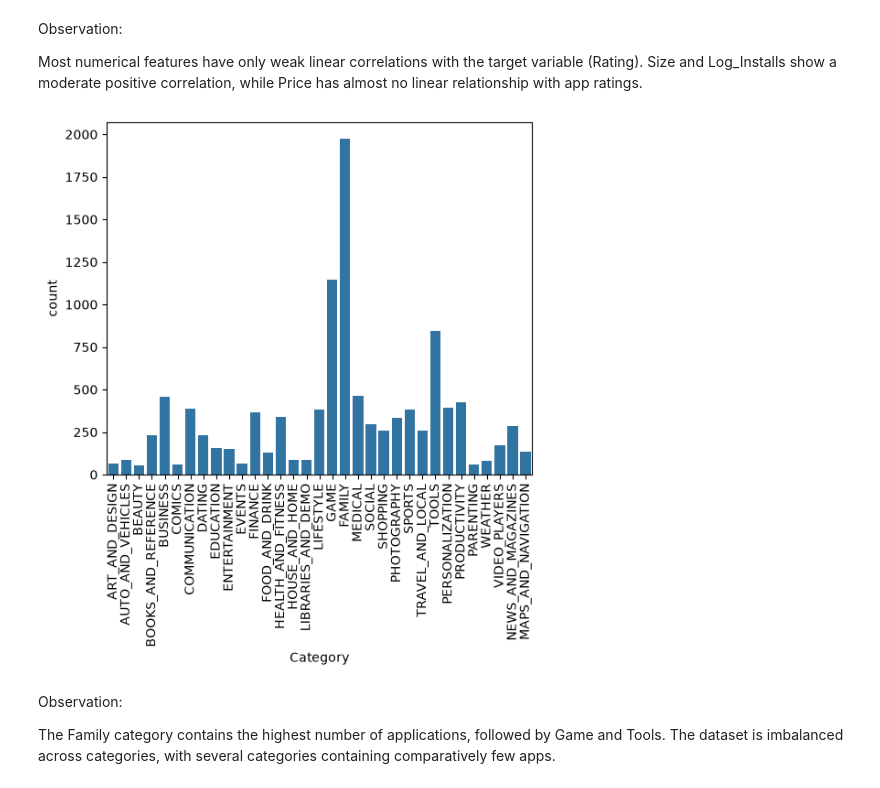
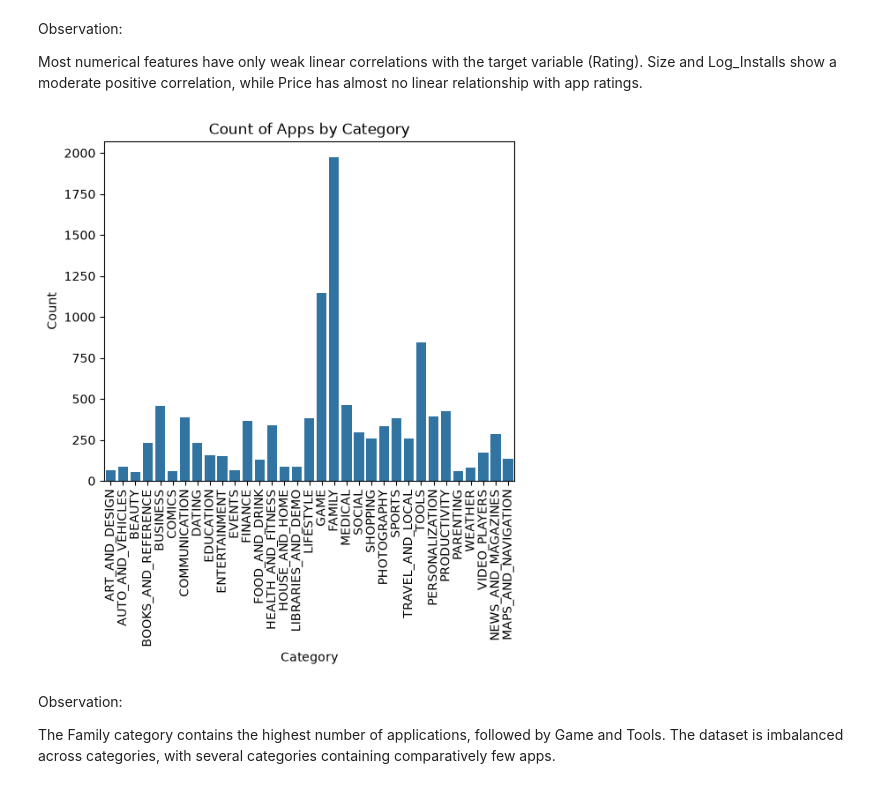
Before and after one commit to ArjunTechie118/Google-Play-Store-ML-Pipeline, a Jupyter notebook: Google-Playstore-Rating-Prediction.ipynb, the cells around one changed output. Saved outputs shown, nothing was run; the diff lists cells and outputs as text; code cells hidden in the pictures.

```diff
--- a/Google-Playstore-Rating-Prediction.ipynb
+++ b/Google-Playstore-Rating-Prediction.ipynb
@@ -67,7 +67,7 @@ df["Installs"] = df["Installs"].str.replace(r"\+", "", regex=True)
 df["Installs"] = df["Installs"].str.replace(r"\,", "", regex=True)
 # %%
 #Fix data types:
-df["Installs"] = df["Installs"].astype(int)
+df["Installs"] = df["Installs"].astype(float)
 # %%
 df["Reviews"] = df["Reviews"].replace(r"\+", "", regex=False)
 # %%
@@ -239,10 +261,15 @@ Size and Log_Installs show a moderate positive correlation, while Price has almo
 # %%
 plt.figure(figsize=(6,5))
 sns.countplot(data=df, x="Category")
 plt.xticks(rotation=90)
+plt.title("Count of Apps by Category")
+plt.xlabel("Category")
+plt.ylabel("Count")
+plt.savefig("images/Count_of_Apps_by_Category.png",
+            dpi=300)
 plt.show()
 # %% [output]
-[figure, old version]
+[figure, new version]
 # %% [markdown]
 Observation:
 
```
Also changed, not shown: parts of 8 cells of this notebook, 9 other files.
